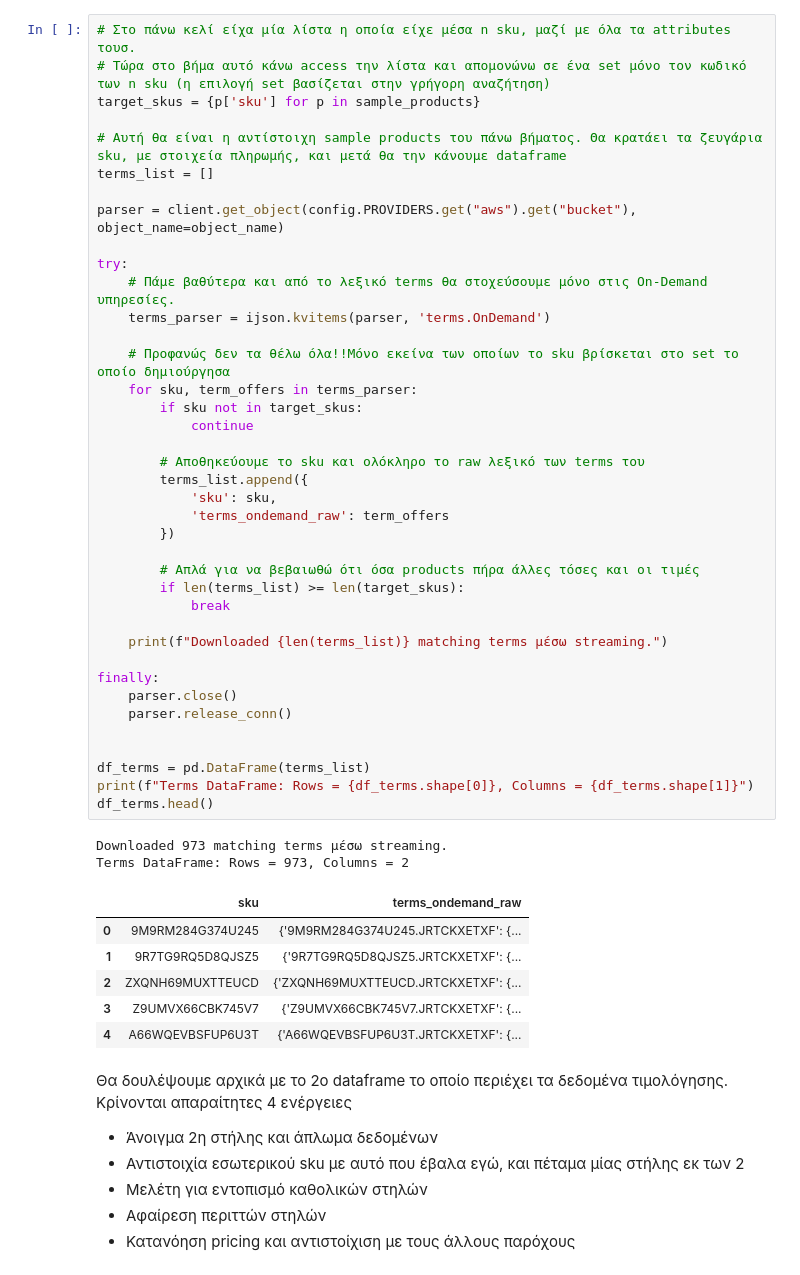
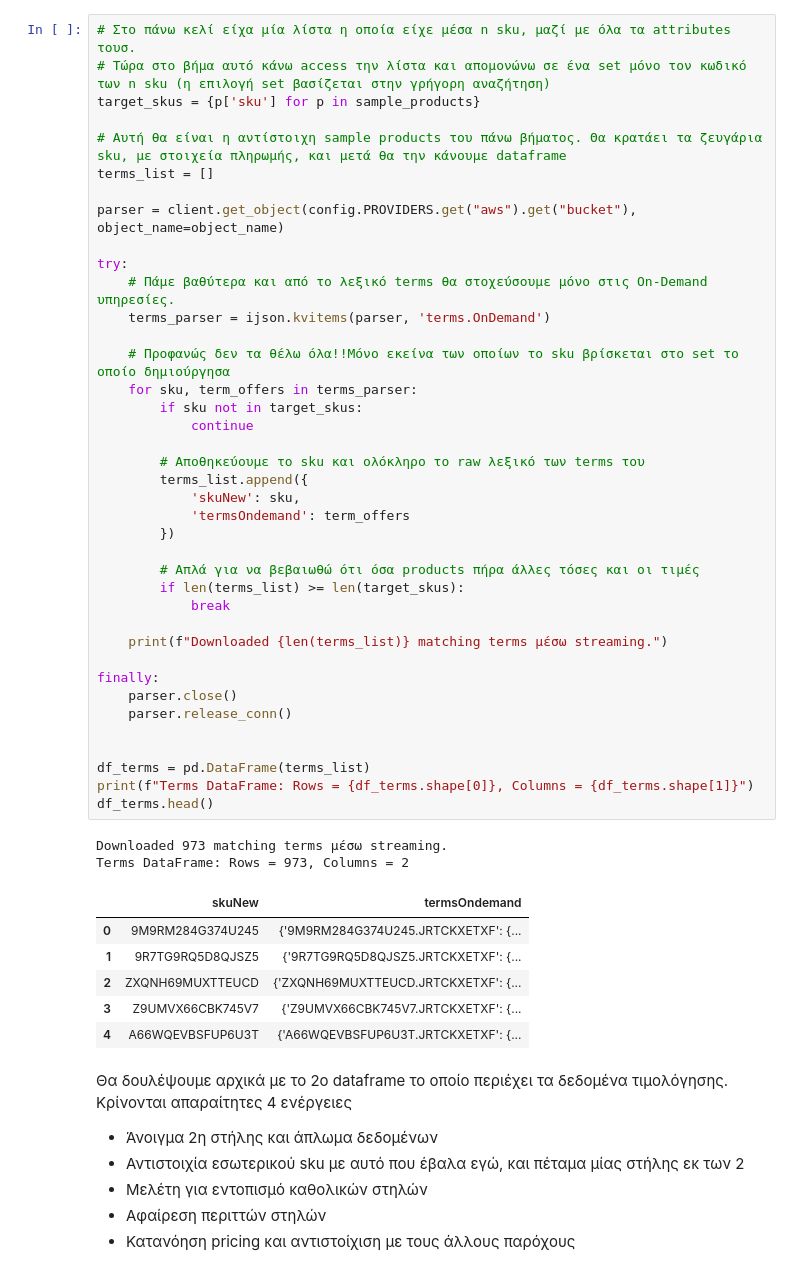
Before and after one commit to PanosVaritis/Pricing-ops-api, a Jupyter notebook: notebooks/aws_eda.ipynb, the cells around one changed output. Cells and saved outputs as stored; diff of their text form.

```diff
--- a/notebooks/aws_eda.ipynb
+++ b/notebooks/aws_eda.ipynb
@@ -72,36 +70,36 @@ parser = client.get_object(config.PROVIDERS.get("aws").get("bucket"), object_nam
 try:
     # Πάμε βαθύτερα και από το λεξικό terms θα στοχεύσουμε μόνο στις On-Demand υπηρεσίες.
     terms_parser = ijson.kvitems(parser, 'terms.OnDemand')
 
     # Προφανώς δεν τα θέλω όλα!!Μόνο εκείνα των οποίων το sku βρίσκεται στο set το οποίο δημιούργησα
     for sku, term_offers in terms_parser:
         if sku not in target_skus:
             continue
 
         # Αποθηκεύουμε το sku και ολόκληρο το raw λεξικό των terms του
         terms_list.append({
-            'sku': sku,
-            'terms_ondemand_raw': term_offers
+            'skuNew': sku,
+            'termsOndemand': term_offers
         })
 
         # Aπλά για να βεβαιωθώ ότι όσα products πήρα άλλες τόσες και οι τιμές
         if len(terms_list) >= len(target_skus):
             break
 
     print(f"Downloaded {len(terms_list)} matching terms μέσω streaming.")
 
 finally:
     parser.close()
     parser.release_conn()
 
 
 df_terms = pd.DataFrame(terms_list)
 print(f"Terms DataFrame: Rows = {df_terms.shape[0]}, Columns = {df_terms.shape[1]}")
 df_terms.head()
 # %% [output]
 Downloaded 973 matching terms μέσω streaming.
 Terms DataFrame: Rows = 973, Columns = 2
-|  | sku | terms_ondemand_raw |
+|  | skuNew | termsOndemand |
 | 0 | 9M9RM284G374U245 | {'9M9RM284G374U245.JRTCKXETXF': {... |
 | 1 | 9R7TG9RQ5D8QJSZ5 | {'9R7TG9RQ5D8QJSZ5.JRTCKXETXF': {... |
 | 2 | ZXQNH69MUXTTEUCD | {'ZXQNH69MUXTTEUCD.JRTCKXETXF': {... |
```
Also changed, not shown: parts of 15 cells of this notebook.
